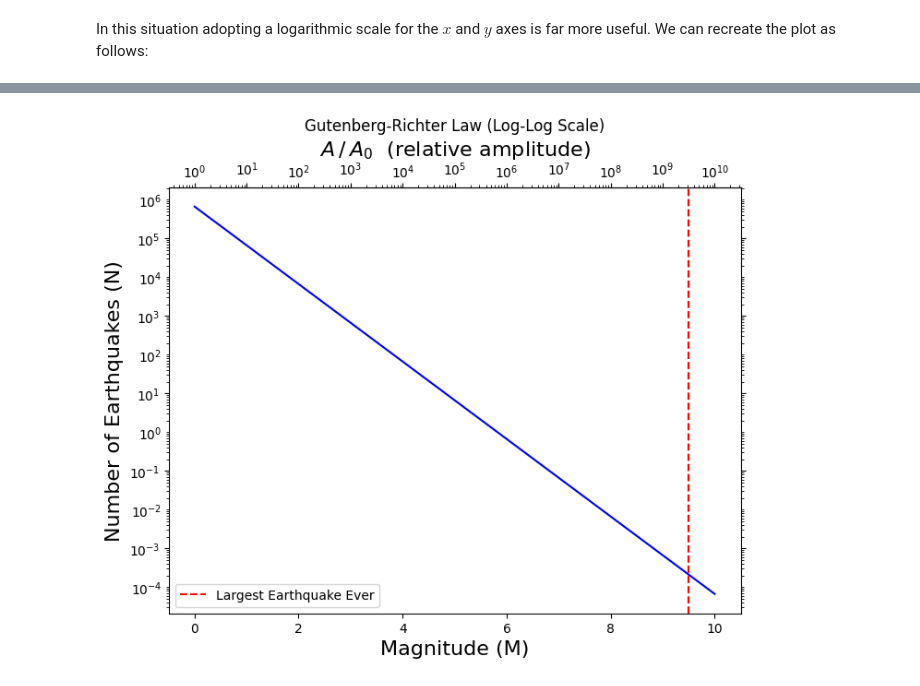
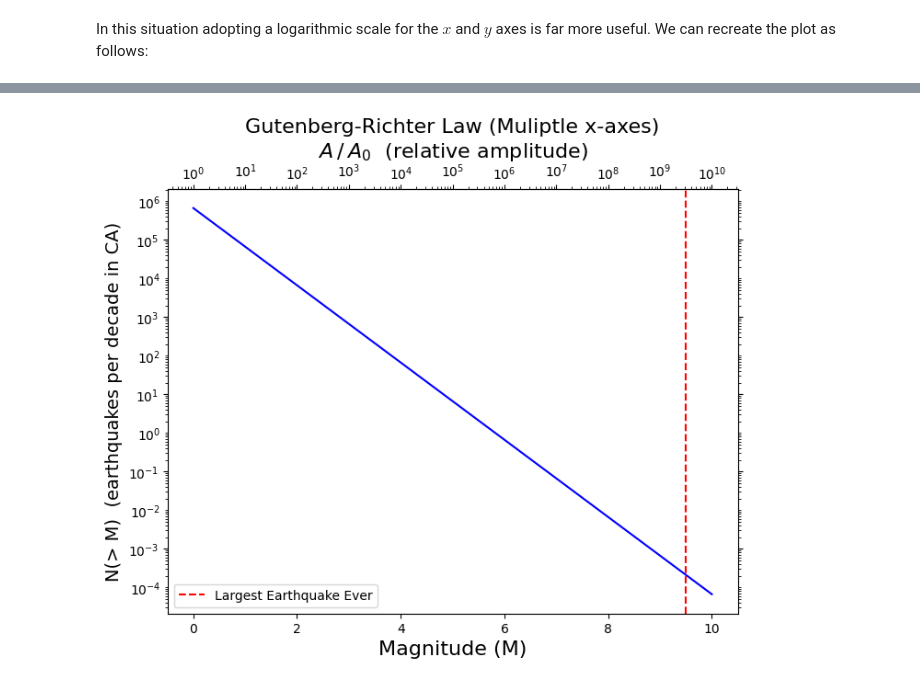
Before and after one commit to qiaqia444/Phys29, a Jupyter notebook: Phys29/lectures/Week5/01_matplotlib.ipynb, the cells around one changed output, grey strips where cells are left out. Saved outputs shown, nothing was run; the diff lists cells and outputs as text; code cells hidden in the pictures.

```diff
--- a/Phys29/lectures/Week5/01_matplotlib.ipynb
+++ b/Phys29/lectures/Week5/01_matplotlib.ipynb
@@ -489,41 +509,42 @@ fig, ax = plt.subplots(figsize=(8, 6))
 ax.plot(M, N, color='blue')
 ax.axvline(9.5, color='red', linestyle='--', label='Largest Earthquake Ever')
 
-# Set the scale to make this a log-log plot on both axes
+# Set the scale to make this a log plot for the y-axes. Note the x-axis remains linear,
+# which is the deafault for matplotlib
 ax.set_yscale('log')
 
 # Set labels and title for the primary x-axis (M)
 ax.set_xlabel('Magnitude (M)', fontsize=16)
-ax.set_ylabel('Number of Earthquakes (N)', fontsize=16)
-ax.set_title('Gutenberg-Richter Law (Log-Log Scale)', fontsize=16)
+ax.set_ylabel('N(> M)  (earthquakes per decade in CA)', fontsize=14)
+ax.set_title('Gutenberg-Richter Law (Muliptle x-axes)', fontsize=16)
 
 # Add tick marks on the upper x-axis and the rightmost y-axis for both axes
 ax.tick_params(which='both', top=True, right=True)
 
 # Show the legend
 ax.legend()
 
 # Tell matplotlib to show a major tick mark for each order of magnitude on both axes
 ax.yaxis.set_major_locator(ticker.LogLocator(base=10))
 
 # Set minor ticks in logarithmic scale for both axes
 ax.yaxis.set_minor_locator(ticker.LogLocator(base=10, subs=np.arange(1.0, 10.0), numticks=15))
 
 # Create a secondary x-axis with lambda functions for the forward and inverse transformations
 secax = ax.secondary_xaxis('top', functions=(lambda x: np.power(10, x), lambda x: np.log10(x)))
 # The first  function in the tuple is the forward transformation primary axis   --> secondary axis
 # The second function in the tuple is the inverse transformation secondary axis --> primary axis
 # The lambda functions are a pythonic way to define simple functions in a single line
 secax.set_xlabel(r'$A\slash A_0$' + '  (relative amplitude)', fontsize=16)
-# Set the scale to make this a logarithmic secondary x-axis
+# Set the scale to make this a logarithmic secondary x-axis to display A/A_0
 secax.set_xscale('log')
 # Tell matplotlib to show a major tick mark for each order of magnitude on the secondary x-axis
 secax.xaxis.set_major_locator(ticker.LogLocator(base=10))
 
 # Set minor ticks in logarithmic scale for the secondary x-axis
 secax.xaxis.set_minor_locator(ticker.LogLocator(base=10, subs=np.arange(1.0, 10.0), numticks=15))
 
 # Add tick marks on the upper x-axis and the rightmost y-axis for the secondary x-axis
 secax.tick_params(which='both', top=True, right=True)
 # %% [output]
-[figure, old version]
+[figure, new version]
```
Also changed, not shown: parts of 18 cells of this notebook, 1 other file.
